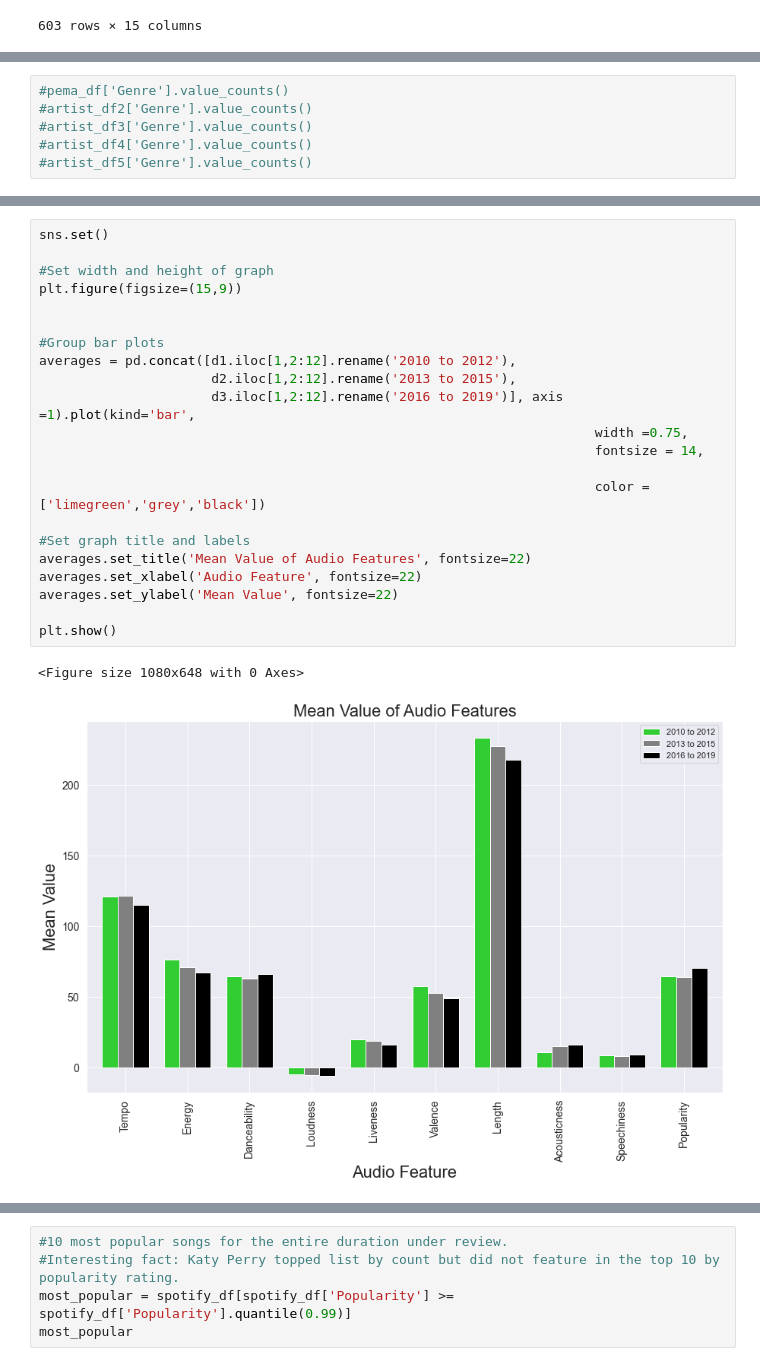
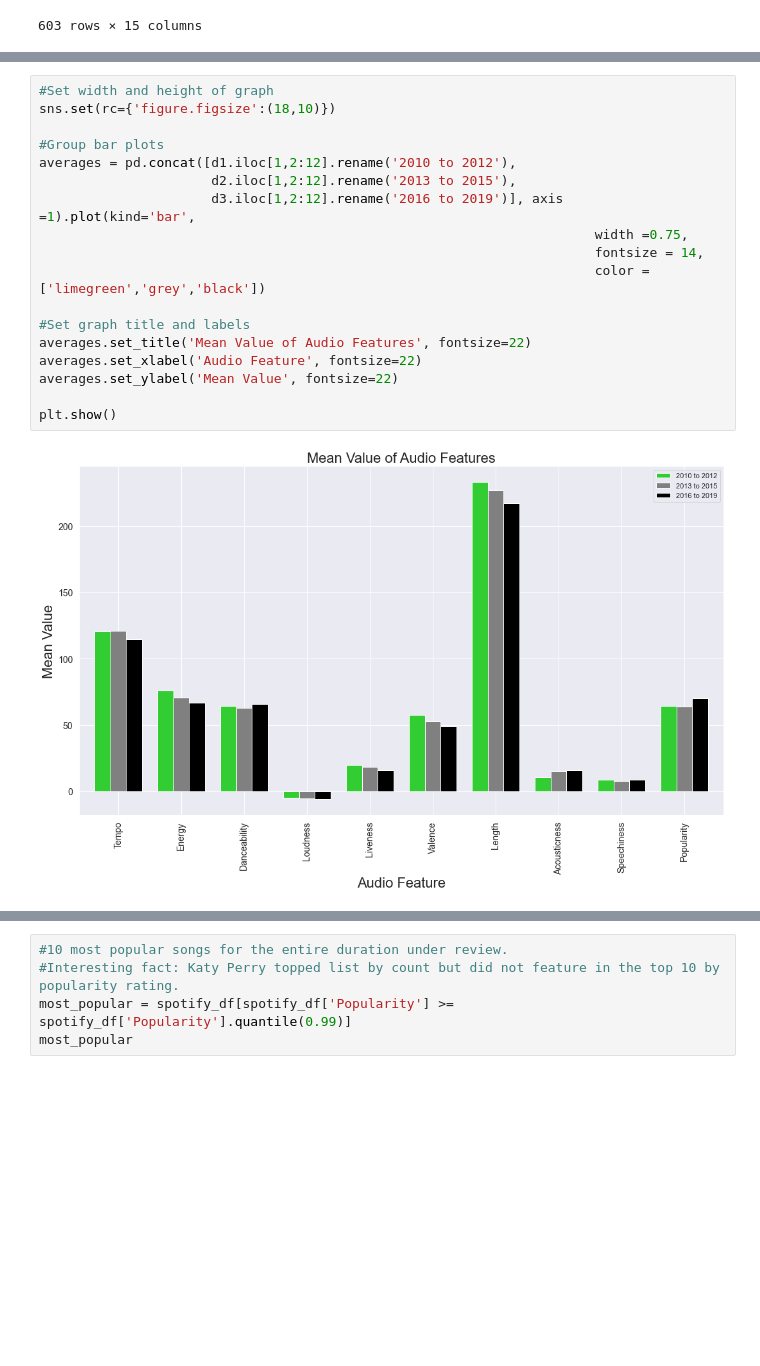
Before and after one commit to codemeisterone/NFX-GP4-Projects, a Jupyter notebook: spotify_analysis_v2/code/spotify_analysis.ipynb, the cells around one changed output, grey strips where cells are left out. Drawn from its saved outputs; the diff is of its cells as text; blank space fills up the shorter version.

```diff
--- a/spotify_analysis_v2/code/spotify_analysis.ipynb
+++ b/spotify_analysis_v2/code/spotify_analysis.ipynb
@@ -173,9 +163,3 @@ pema_df.head()
-# %%
-#pema_df['Genre'].value_counts()
-#artist_df2['Genre'].value_counts()
-#artist_df3['Genre'].value_counts()
-#artist_df4['Genre'].value_counts()
-#artist_df5['Genre'].value_counts()
 # %%
 # Get Describe Values
 d1 = df1.describe()
@@ -193,27 +177,22 @@ d3
 | 75% | 543.25000 | 2018.000000 | 125.000000 | 80.000000 | 75.000000 | -5.000000 | 19.000000 | 64.250000 | 232.000000 | 19.250000 | ... |
 | max | 603.00000 | 2019.000000 | 192.000000 | 95.000000 | 97.000000 | -2.000000 | 74.000000 | 97.000000 | 403.000000 | 99.000000 | ... |
 # %%
-sns.set()
-
 #Set width and height of graph
-plt.figure(figsize=(15,9))
-
+sns.set(rc={'figure.figsize':(18,10)})
 
 #Group bar plots
 averages = pd.concat([d1.iloc[1,2:12].rename('2010 to 2012'),
                       d2.iloc[1,2:12].rename('2013 to 2015'),
                       d3.iloc[1,2:12].rename('2016 to 2019')], axis =1).plot(kind='bar',
                                                                        width =0.75,
                                                                        fontsize = 14,
-
                                                                        color = ['limegreen','grey','black'])
 
 #Set graph title and labels
 averages.set_title('Mean Value of Audio Features', fontsize=22)
 averages.set_xlabel('Audio Feature', fontsize=22)
 averages.set_ylabel('Mean Value', fontsize=22)
 
 plt.show()
 # %% [output]
-<Figure size 1080x648 with 0 Axes>
-[figure, old version]
+[figure, new version]
```
Also changed, not shown: parts of 18 cells of this notebook.
